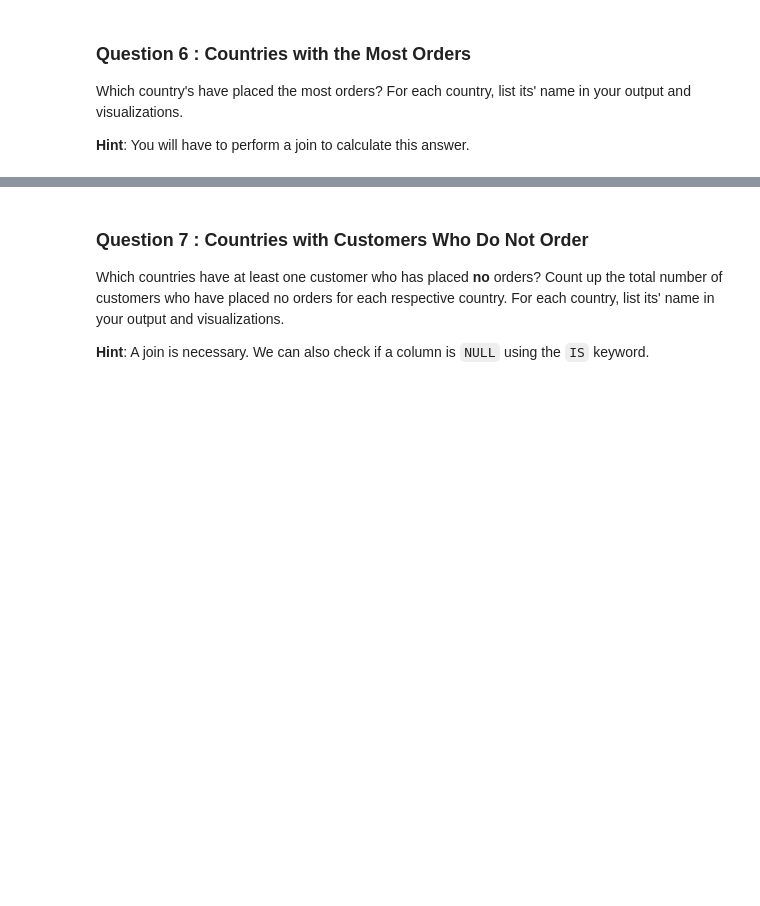
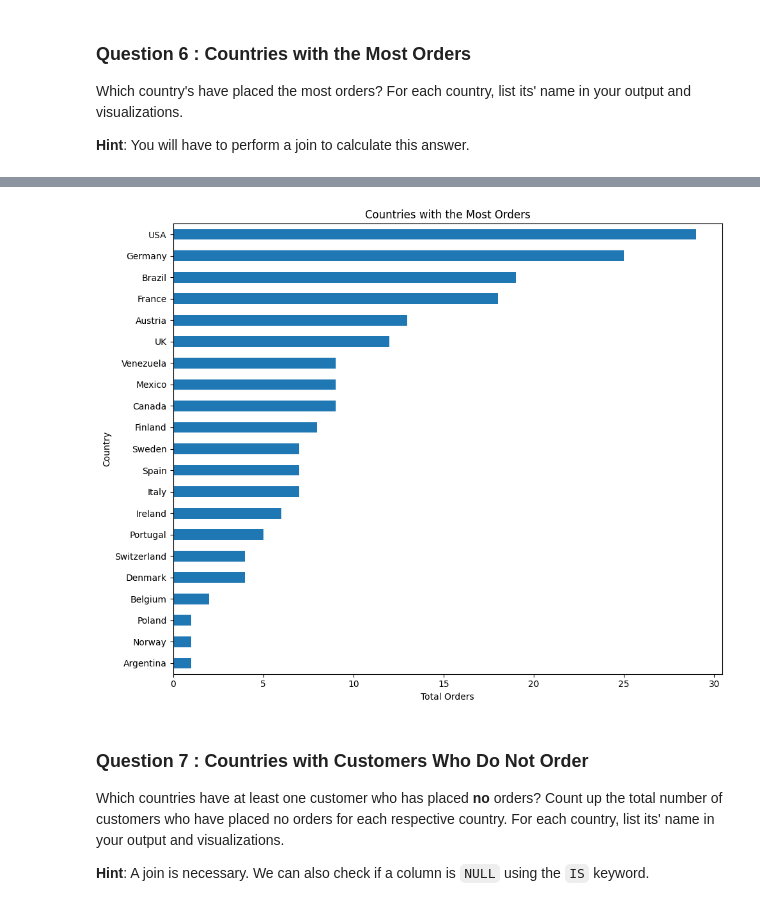
Before and after one commit to JRGuallpa/adhoc-sql, a Jupyter notebook: adhoc_report.ipynb, the cells around one changed output, grey strips where cells are left out. Cells and saved outputs as stored; diff of their text form; code cells hidden in the pictures; blank space fills up the shorter version.

```diff
--- a/adhoc_report.ipynb
+++ b/adhoc_report.ipynb
@@ -196,8 +233,25 @@ Which country's have placed the most orders? For each country, list its' name in
 
 **Hint**: You will have to perform a join to calculate this answer.
 # %%
-# TODO: Write a SQL query which will answer the question above.
-...
+# Execute SQL query to find countries with most orders
+cursor.execute("""
+SELECT
+    c.Country,
+    COUNT(o.OrderID) AS TotalOrders
+FROM
+    Orders o
+JOIN
+    Customers c ON o.CustomerID = c.CustomerID
+GROUP BY
+    c.Country
+ORDER BY
+    TotalOrders DESC;
+""")
 
-# TODO: Fetch your list of tuples and print it out
-...
+# Fetch and format results
+results = cursor.fetchall()
+columns = ['Country', 'TotalOrders']
+df6 = pd.DataFrame(results, columns=columns)
+
+# Display the DataFrame
+print(df6)
@@ -204,9 +276,13 @@ Which country's have placed the most orders? For each country, list its' name in
 # %%
-# TODO: Convert your list of tuples to a dataframe
-...
-
-# TODO: Generate a visualization on this dataframe
-...
+df6.plot(kind='barh', x='Country', y='TotalOrders', figsize=(10, 8), legend=False)
+plt.title('Countries with the Most Orders')
+plt.xlabel('Total Orders')
+plt.ylabel('Country')
+plt.gca().invert_yaxis()
+plt.tight_layout()
+plt.show()
+# %% [output]
+[figure, added]
 # %% [markdown]
 ### Question 7 : Countries with Customers Who Do Not Order
 
```
Also changed, not shown: parts of 14 cells of this notebook.
